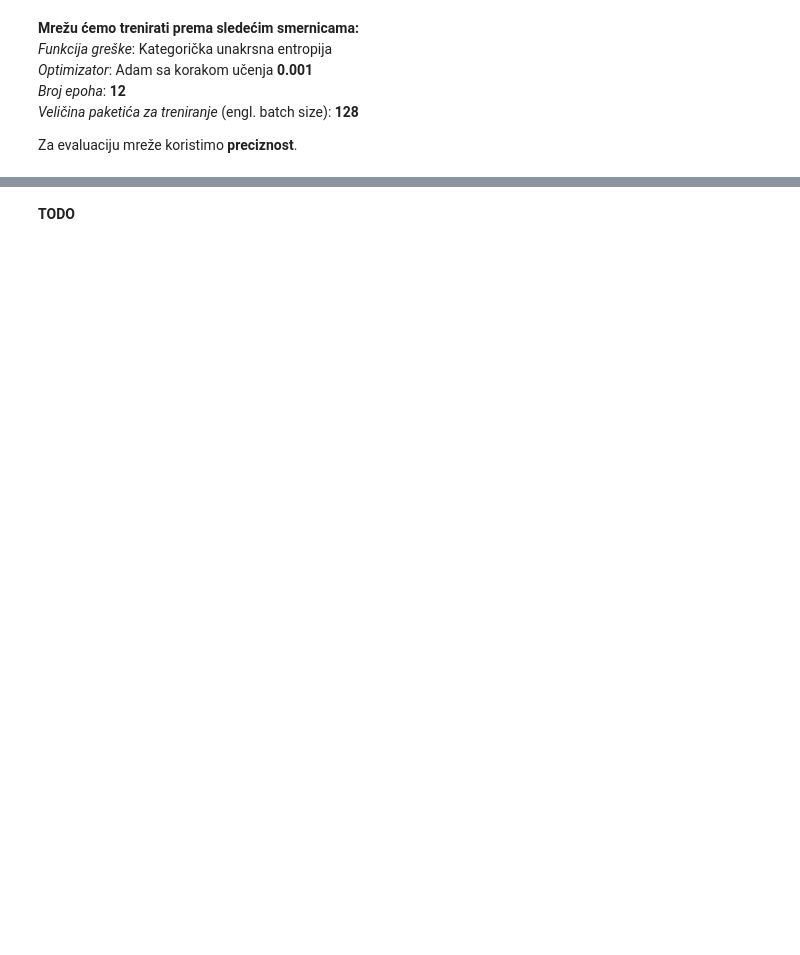
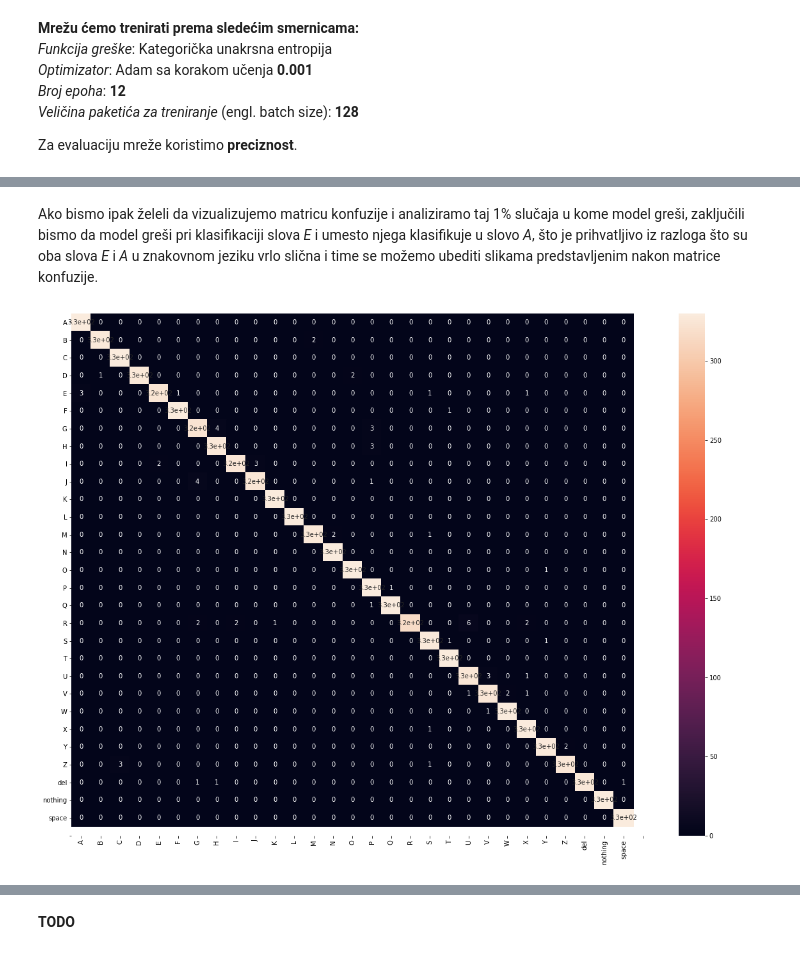
Before and after one commit to zokaaagajich/SignLanguage-ML, a Jupyter notebook: signLanguage-ML.ipynb, the cells around one changed output, grey strips where cells are left out. Drawn from its saved outputs; the diff is of its cells as text; code cells hidden in the pictures; blank space fills up the shorter version.

Commit message:
Added model analysis

```diff
--- a/signLanguage-ML.ipynb
+++ b/signLanguage-ML.ipynb
@@ -180,7 +185,0 @@ Y saved
-# %%
-X_train = np.load("./data/Xtrain.npy")
-X_test = np.load("./data/Xtest.npy")
-print("X loaded")
-y_train = np.load("./data/Ytrain.npy")
-y_test = np.load("./data/Ytest.npy")
-print("Y loaded")
@@ -327,0 +344,15 @@ Test accuracy: 0.9936259388923645
+# %% [markdown]
+Ako bismo ipak želeli da vizualizujemo matricu konfuzije i analiziramo taj 1% slučaja u kome model greši, zaključili bismo da model greši pri klasifikaciji slova *E* i umesto njega klasifikuje u slovo *A*, što je prihvatljivo iz razloga što su oba slova *E* i *A* u znakovnom jeziku vrlo slična i time se možemo ubediti slikama predstavljenim nakon matrice konfuzije.
+# %%
+def plot_confusion_matrix(model, X_test, y_test):
+  class_names = list(string.ascii_uppercase) + ['del', 'nothing', 'space', '']
+  cm = confusion_matrix(np.argmax(y_test, axis=1), np.argmax(model.predict(X_test), axis=-1))
+
+  # Plotting confusion matrix
+  import seaborn as sns
+  plt.figure(figsize=(20, 15))
+  sns.heatmap(cm, annot=True, xticklabels=class_names, yticklabels=class_names)
+# %%
+plot_confusion_matrix(model, X_test, y_test)
+# %% [output]
+[figure, added]
```
Also changed, not shown: parts of 91 cells of this notebook.
